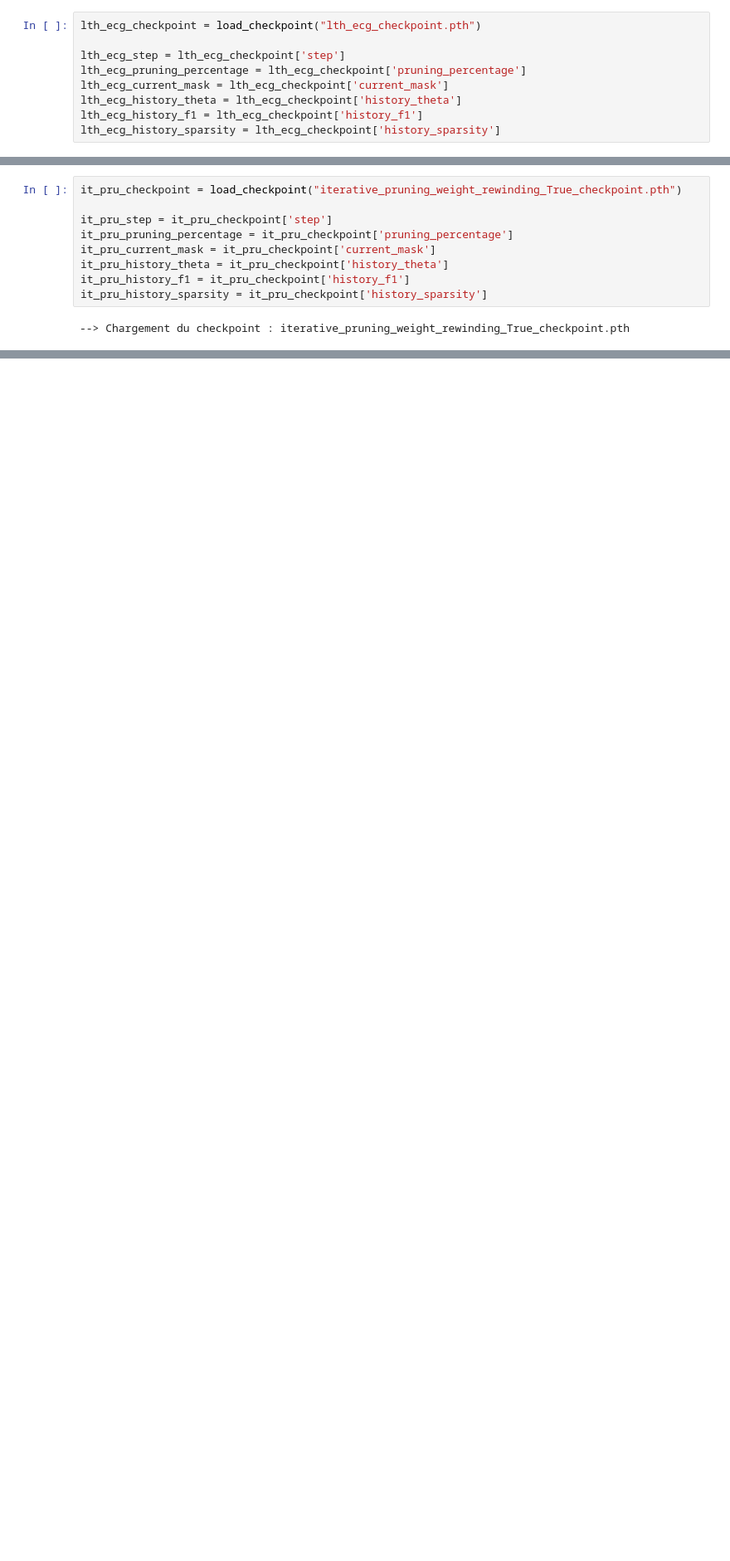
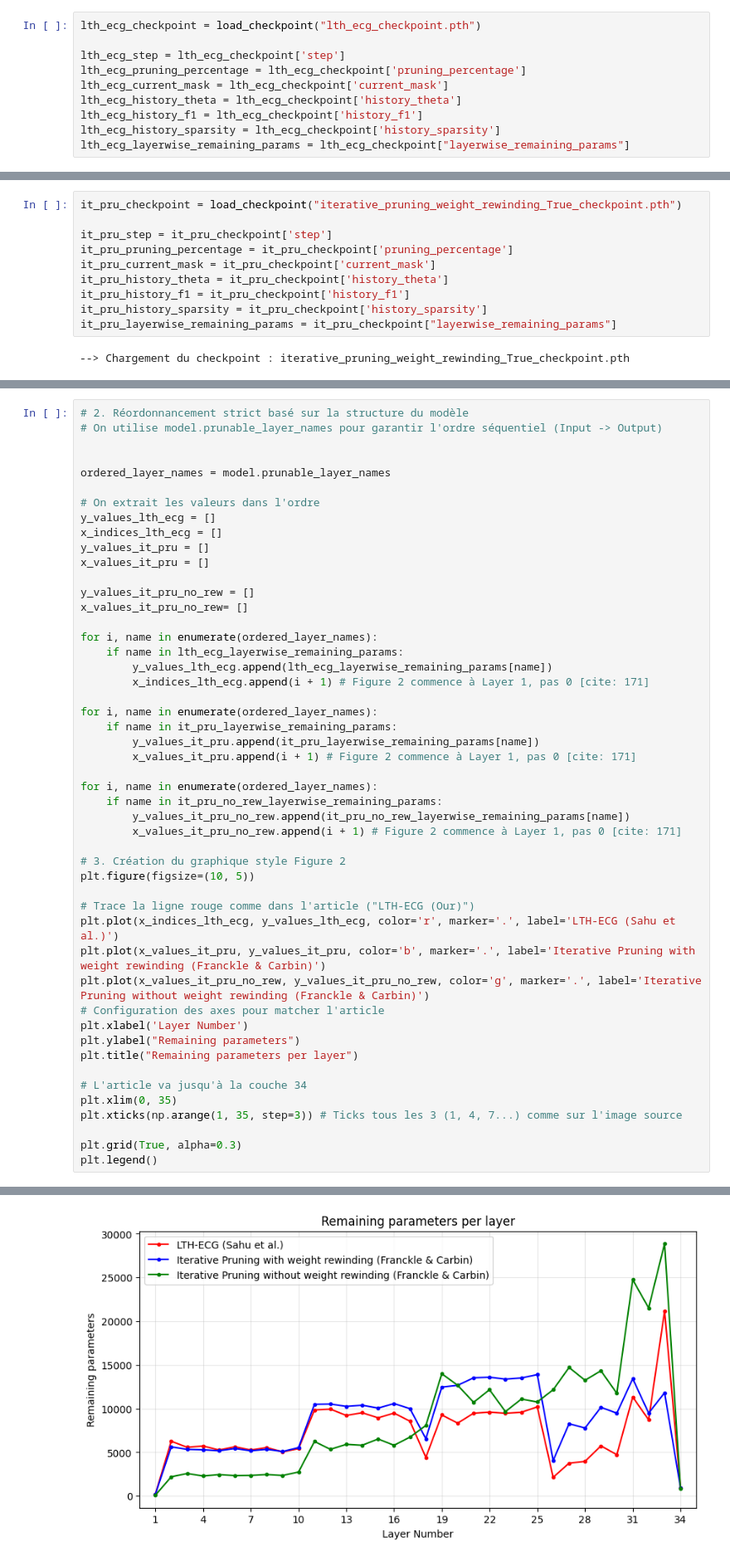
Before and after one commit to felixdechamps/Advanced-ML-Project, a Jupyter notebook: iterative_pruning_f1.ipynb, the cells around one changed output, grey strips where cells are left out. Shown at 83% size. Cells and saved outputs as stored; diff of their text form; blank space fills up the shorter version.

```diff
--- a/iterative_pruning_f1.ipynb
+++ b/iterative_pruning_f1.ipynb
@@ -581,6 +588,7 @@ lth_ecg_current_mask = lth_ecg_checkpoint['current_mask']
 lth_ecg_history_theta = lth_ecg_checkpoint['history_theta']
 lth_ecg_history_f1 = lth_ecg_checkpoint['history_f1']
 lth_ecg_history_sparsity = lth_ecg_checkpoint['history_sparsity']
+lth_ecg_layerwise_remaining_params = lth_ecg_checkpoint["layerwise_remaining_params"]
 # %% [output]
 --> Chargement du checkpoint : lth_ecg_checkpoint.pth
 # %%
@@ -592,5 +600,6 @@ it_pru_current_mask = it_pru_checkpoint['current_mask']
 it_pru_history_theta = it_pru_checkpoint['history_theta']
 it_pru_history_f1 = it_pru_checkpoint['history_f1']
 it_pru_history_sparsity = it_pru_checkpoint['history_sparsity']
+it_pru_layerwise_remaining_params = it_pru_checkpoint["layerwise_remaining_params"]
 # %% [output]
 --> Chargement du checkpoint : iterative_pruning_weight_rewinding_True_checkpoint.pth
@@ -624,0 +676,50 @@ plt.show()
+# %%
+# 2. Réordonnancement strict basé sur la structure du modèle
+# On utilise model.prunable_layer_names pour garantir l'ordre séquentiel (Input -> Output)
+
+
+ordered_layer_names = model.prunable_layer_names
+
+# On extrait les valeurs dans l'ordre
+y_values_lth_ecg = []
+x_indices_lth_ecg = []
+y_values_it_pru = []
+x_values_it_pru = []
+
+y_values_it_pru_no_rew = []
+x_values_it_pru_no_rew= []
+
+for i, name in enumerate(ordered_layer_names):
+    if name in lth_ecg_layerwise_remaining_params:
+        y_values_lth_ecg.append(lth_ecg_layerwise_remaining_params[name])
+        x_indices_lth_ecg.append(i + 1) # Figure 2 commence à Layer 1, pas 0 [cite: 171]
+
+for i, name in enumerate(ordered_layer_names):
+    if name in it_pru_layerwise_remaining_params:
+        y_values_it_pru.append(it_pru_layerwise_remaining_params[name])
+        x_values_it_pru.append(i + 1) # Figure 2 commence à Layer 1, pas 0 [cite: 171]
+
+for i, name in enumerate(ordered_layer_names):
+    if name in it_pru_no_rew_layerwise_remaining_params:
+        y_values_it_pru_no_rew.append(it_pru_no_rew_layerwise_remaining_params[name])
+        x_values_it_pru_no_rew.append(i + 1) # Figure 2 commence à Layer 1, pas 0 [cite: 171]
+
+# 3. Création du graphique style Figure 2
+plt.figure(figsize=(10, 5))
+
+# Trace la ligne rouge comme dans l'article ("LTH-ECG (Our)")
+plt.plot(x_indices_lth_ecg, y_values_lth_ecg, color='r', marker='.', label='LTH-ECG (Sahu et al.)')
+plt.plot(x_values_it_pru, y_values_it_pru, color='b', marker='.', label='Iterative Pruning with weight rewinding (Franckle & Carbin)')
+plt.plot(x_values_it_pru_no_rew, y_values_it_pru_no_rew, color='g', marker='.', label='Iterative Pruning without weight rewinding (Franckle & Carbin)')
+# Configuration des axes pour matcher l'article
+plt.xlabel('Layer Number')
+plt.ylabel("Remaining parameters")
+plt.title("Remaining parameters per layer")
+
+# L'article va jusqu'à la couche 34
+plt.xlim(0, 35)
+plt.xticks(np.arange(1, 35, step=3)) # Ticks tous les 3 (1, 4, 7...) comme sur l'image source
+
+plt.grid(True, alpha=0.3)
+plt.legend()
+# %% [output]
@@ -624,0 +727 @@ plt.show()
+[figure, added]
```
Also changed, not shown: parts of 7 cells of this notebook, 3 other files.
